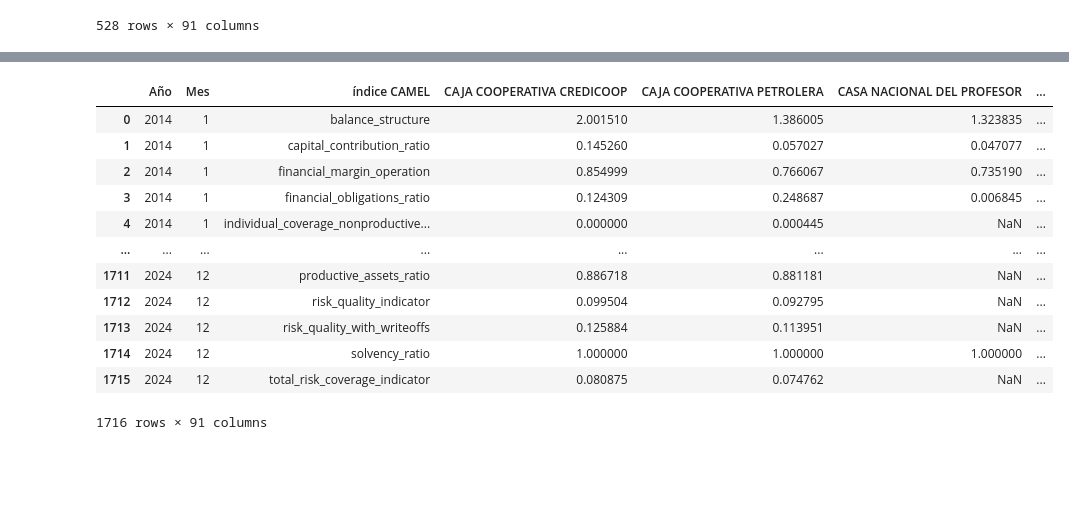
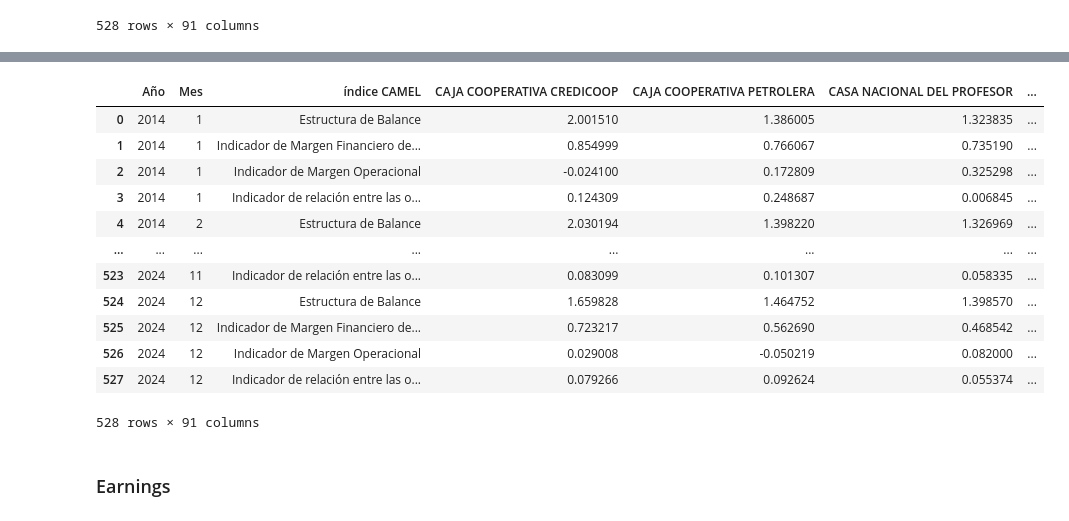
Before and after one commit to LianaD26/CAMEL_Model_percentages, a Jupyter notebook: CAMEL_model_general.ipynb, the cells around one changed output, grey strips where cells are left out. Cells and saved outputs as stored; diff of their text form; code cells hidden in the pictures; blank space fills up the shorter version.

```diff
--- a/CAMEL_model_general.ipynb
+++ b/CAMEL_model_general.ipynb
@@ -367,0 +365,12 @@ KeyboardInterrupt:
+# %%
+partial_func_a = partial(calculate_values_assets_1, coops=coops, years=years, months=months, indices_camel=indexes_camel)
+
+# every company
+with ProcessPoolExecutor(max_workers=4) as executor:
+    resultados = list(executor.map(partial_func_a, keys))
+
+rows_a = [fila for sublista in resultados for fila in sublista]
+
+df_a = pd.DataFrame(rows_a, columns=['Año', 'Mes', 'índice CAMEL', 'Cooperativa', 'valor CAMEL'])
+df_pivot_a = df_a.pivot_table(index=['Año', 'Mes', 'índice CAMEL'], columns='Cooperativa', values='valor CAMEL').reset_index()
+df_pivot_a.columns.name = None
@@ -368 +395,13 @@ KeyboardInterrupt:
+# %%
+partial_func_a_2 = partial(calculate_values_assets_2, coops=coops, years=years, months=months, indices_camel=indexes_camel)
+
+# every company
+with ProcessPoolExecutor(max_workers=4) as executor:
+    resultados_2 = list(executor.map(partial_func_a_2, keys))
+
+rows_a_2 = [fila for sublista in resultados_2 for fila in sublista]
+
+df_a_2 = pd.DataFrame(rows_a_2, columns=['Año', 'Mes', 'índice CAMEL', 'Cooperativa', 'valor CAMEL'])
+df_pivot_a_2 = df_a_2.pivot_table(index=['Año', 'Mes', 'índice CAMEL'], columns='Cooperativa', values='valor CAMEL').reset_index()
+df_pivot_a_2.columns.name = None
 # %%
@@ -418,19 +441,33 @@ KeyboardInterrupt:
+# %%
+partial_func_m = partial(calculate_values_managerial, coops=coops, years=years, months=months, indices_camel=indexes_camel)
+
+# every company
+with ProcessPoolExecutor(max_workers=4) as executor:
+    resultados = list(executor.map(partial_func_m, keys))
+
+rows_m = [fila for sublista in resultados for fila in sublista]
+
+df_m = pd.DataFrame(rows_m, columns=['Año', 'Mes', 'índice CAMEL', 'Cooperativa', 'valor CAMEL'])
+df_pivot_m = df_m.pivot_table(index=['Año', 'Mes', 'índice CAMEL'], columns='Cooperativa', values='valor CAMEL').reset_index()
+df_pivot_m.columns.name = None
 # %%
-df_pivot3
+df_pivot_m
 # %% [output]
 |  | Año | Mes | índice CAMEL | CAJA COOPERATIVA CREDICOOP | CAJA COOPERATIVA PETROLERA | CASA NACIONAL DEL PROFESOR | ... |
-| 0 | 2014 | 1 | balance_structure | 2.001510 | 1.386005 | 1.323835 | ... |
-| 1 | 2014 | 1 | capital_contribution_ratio | 0.145260 | 0.057027 | 0.047077 | ... |
-| 2 | 2014 | 1 | financial_margin_operation | 0.854999 | 0.766067 | 0.735190 | ... |
-| 3 | 2014 | 1 | financial_obligations_ratio | 0.124309 | 0.248687 | 0.006845 | ... |
-| 4 | 2014 | 1 | individual_coverage_nonproductive... | 0.000000 | 0.000445 | NaN | ... |
+| 0 | 2014 | 1 | Estructura de Balance | 2.001510 | 1.386005 | 1.323835 | ... |
+| 1 | 2014 | 1 | Indicador de Margen Financiero de... | 0.854999 | 0.766067 | 0.735190 | ... |
+| 2 | 2014 | 1 | Indicador de Margen Operacional | -0.024100 | 0.172809 | 0.325298 | ... |
+| 3 | 2014 | 1 | Indicador de relación entre las o... | 0.124309 | 0.248687 | 0.006845 | ... |
+| 4 | 2014 | 2 | Estructura de Balance | 2.030194 | 1.398220 | 1.326969 | ... |
 | ... | ... | ... | ... | ... | ... | ... | ... |
-| 1711 | 2024 | 12 | productive_assets_ratio | 0.886718 | 0.881181 | NaN | ... |
-| 1712 | 2024 | 12 | risk_quality_indicator | 0.099504 | 0.092795 | NaN | ... |
-| 1713 | 2024 | 12 | risk_quality_with_writeoffs | 0.125884 | 0.113951 | NaN | ... |
-| 1714 | 2024 | 12 | solvency_ratio | 1.000000 | 1.000000 | 1.000000 | ... |
-| 1715 | 2024 | 12 | total_risk_coverage_indicator | 0.080875 | 0.074762 | NaN | ... |
+| 523 | 2024 | 11 | Indicador de relación entre las o... | 0.083099 | 0.101307 | 0.058335 | ... |
+| 524 | 2024 | 12 | Estructura de Balance | 1.659828 | 1.464752 | 1.398570 | ... |
+| 525 | 2024 | 12 | Indicador de Margen Financiero de... | 0.723217 | 0.562690 | 0.468542 | ... |
+| 526 | 2024 | 12 | Indicador de Margen Operacional | 0.029008 | -0.050219 | 0.082000 | ... |
+| 527 | 2024 | 12 | Indicador de relación entre las o... | 0.079266 | 0.092624 | 0.055374 | ... |
-1716 rows × 91 columns
+528 rows × 91 columns
+# %% [markdown]
+### Earnings
 # %%
 def calculate_values_earnings(company, coops, years, months, indices_camel):
     rows = []
```
Also changed, not shown: parts of 18 cells of this notebook.
